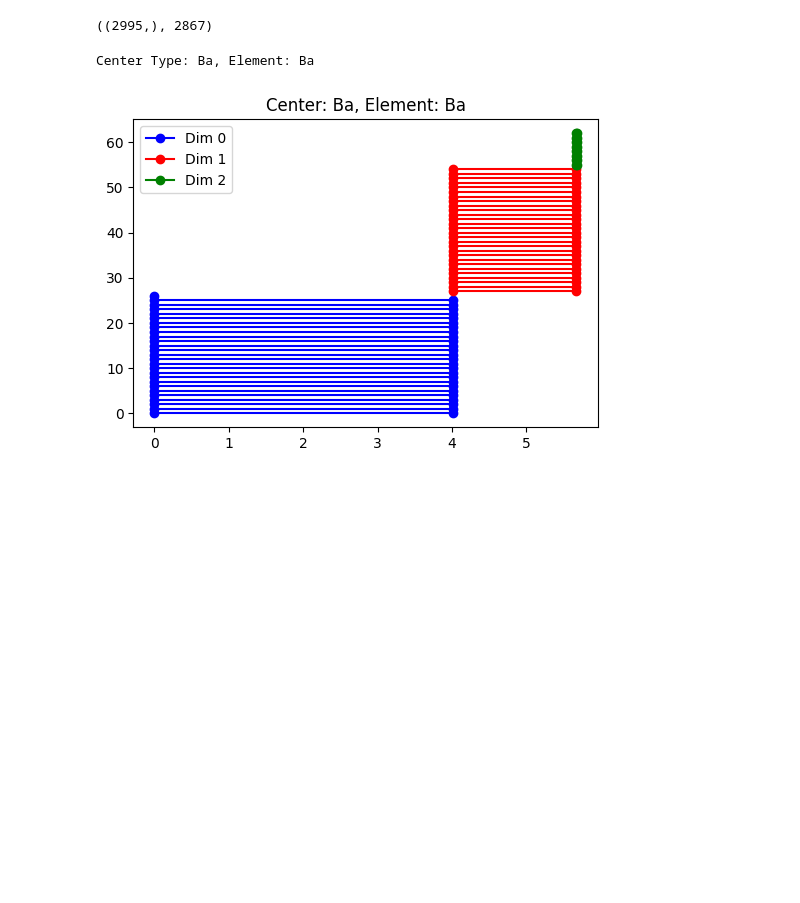
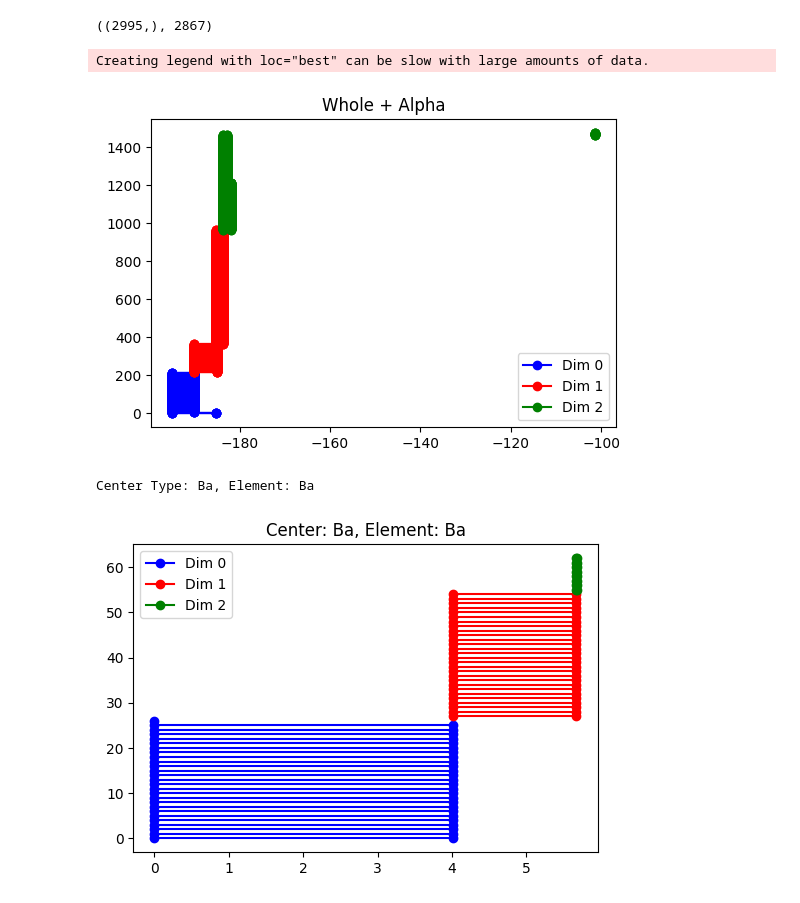
Before and after one commit to SantriptaSharma/omws-topo-crystals, a Jupyter notebook: validation.ipynb, the cells around one changed output. Cells and saved outputs as stored; diff of their text form; code cells hidden in the pictures; blank space fills up the shorter version.

```diff
--- a/validation.ipynb
+++ b/validation.ipynb
@@ -93,7 +97,7 @@ def draw_enlarged(cev):
 	))
 	fig.show()
 
-def plot_barcode(dgms, title):
+def plot_barcode(dgms, title, max = 8):
 	import matplotlib.pyplot as plt
 	plt.figure(figsize=(6, 4))
 
@@ -101,6 +105,9 @@ def plot_barcode(dgms, title):
 	for dim, dgm in enumerate(dgms):
 		first = True
 		for birth, death in dgm:
+			if birth > max or death > max:
+				continue
+
 			plt.plot([birth, death], [i, i], marker='o', color=["b", "r", "g"][dim], label=f"Dim {dim}" if first else "")
 			i += 1
 			first = False
@@ -109,16 +116,20 @@ def plot_barcode(dgms, title):
 	plt.legend()
 	plt.show()
 # %%
-idx = 2569
+idx = 3158
 
 cell_path = df.iloc[idx]["original_path"]
 enlarged_paths = df.iloc[idx]["enlarged_path"]
 betti_path = df.iloc[idx]["betti_path"]
+betti_whole_path = df.iloc[idx]["betti_whole_path"]
+betti_walpha_path = df.iloc[idx]["betti_walpha_path"]
 feature_path = df.iloc[idx]["feat_topo_compo_path"]
 
 lattice_vec, atom_vec, cart_atom_vec = load_unit_cell(cell_path)
 cav, cev = load_enlarged(enlarged_paths)
 all_pair_outs = load_bars(betti_path)
+whole_out = load_bars(betti_whole_path)
+walpha_out = load_bars(betti_walpha_path)
 feat = load_feature(feature_path)
 # %%
 feat.shape, 32 + 81 * 35
@@ -129,6 +140,11 @@ feat.shape, 32 + 81 * 35
 draw_unit_cell(atom_vec, cart_atom_vec)
 # %%
 draw_enlarged(cev)
+# %%
+plot_barcode(walpha_out, "Whole + Alpha")
+# %% [output]
+Creating legend with loc="best" can be slow with large amounts of data.
+[figure, added]
 # %%
 for center_type, ele, dgms in all_pair_outs:
 	print(f"Center Type: {center_type}, Element: {ele}")
```
Also changed, not shown: parts of 4 cells of this notebook, 8 other files.
